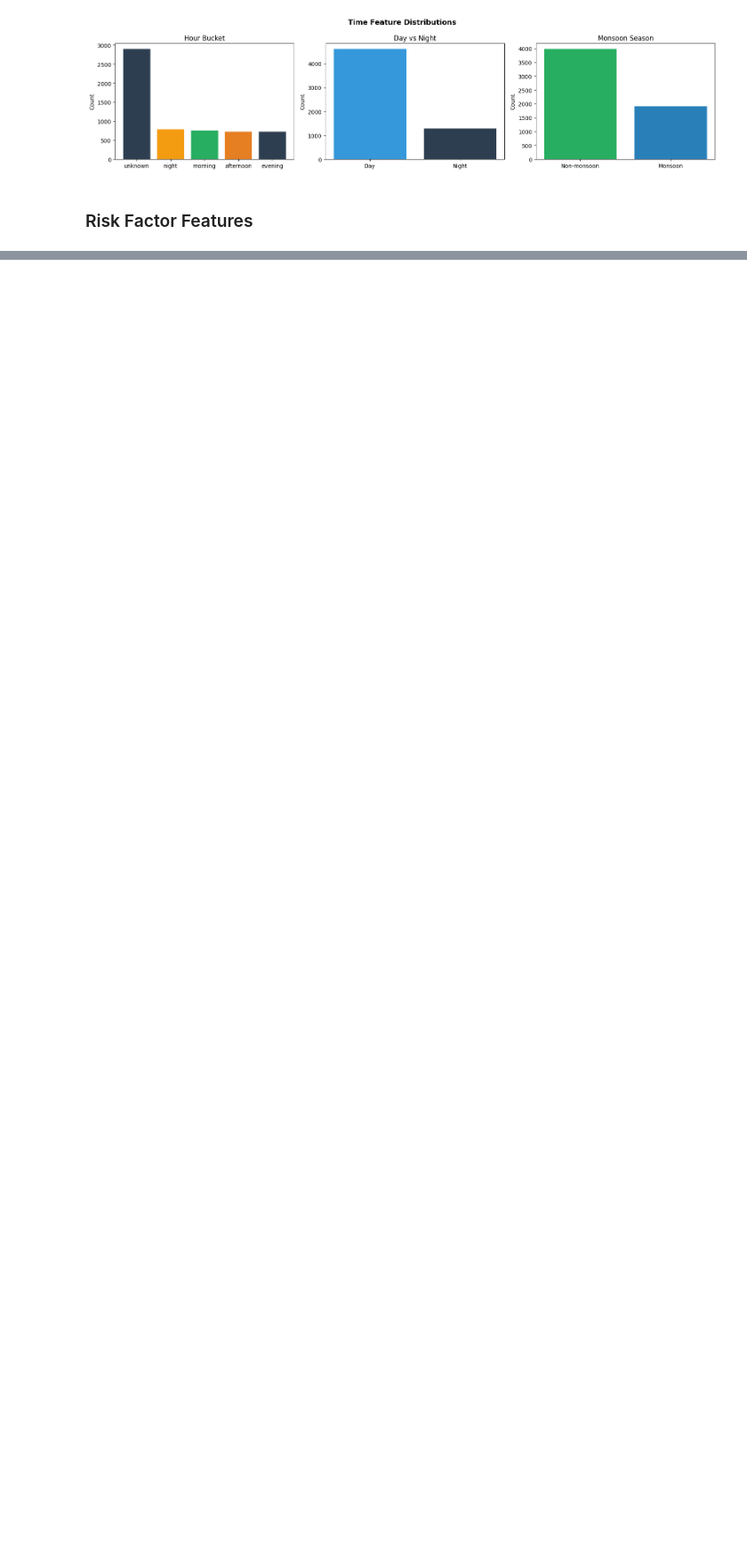
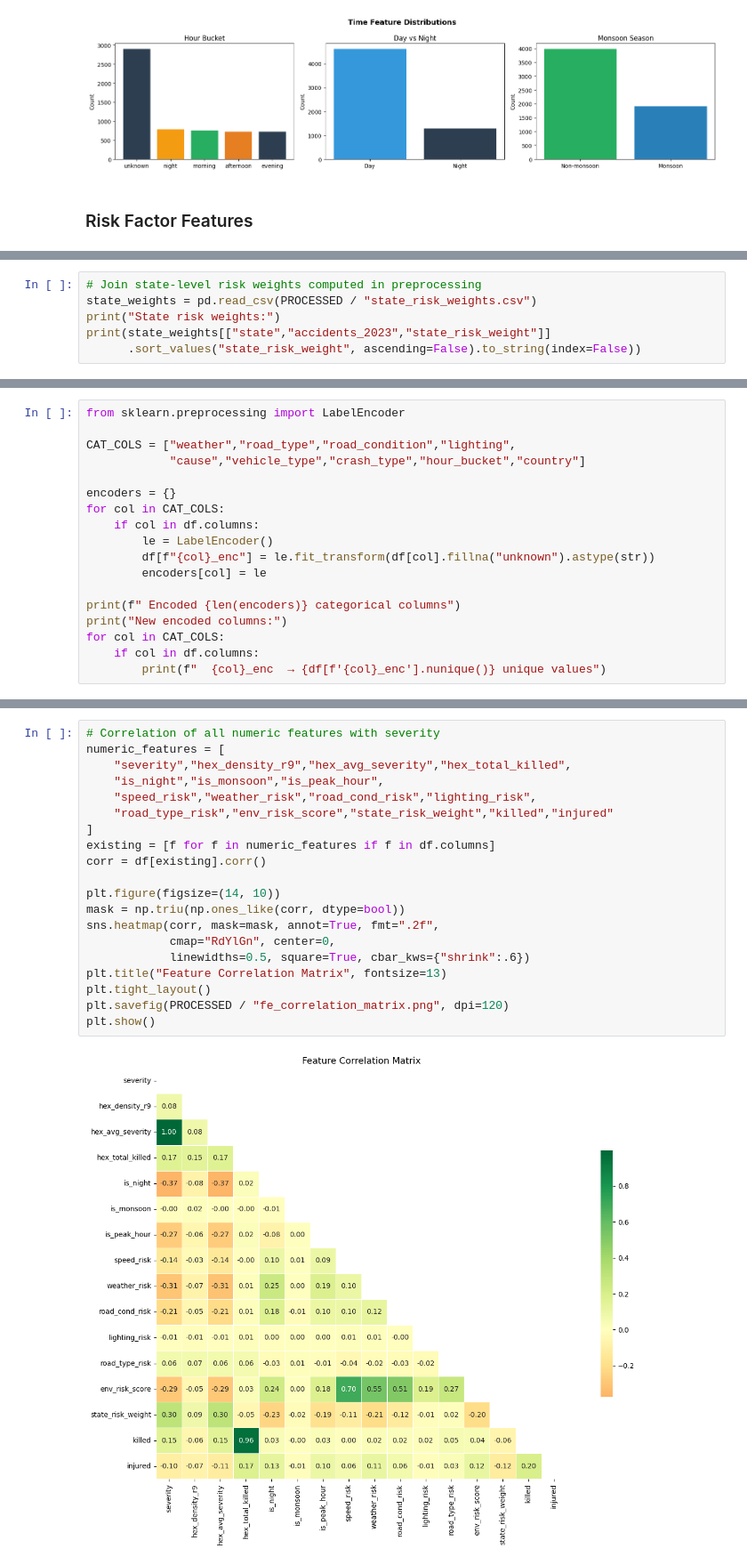
Before and after one commit to road-safety-and-blackspot-detection/Blackspot-Detection-Alert-System, a Jupyter notebook: ml-engine/notebooks/03_feature_engineering.ipynb, the cells around one changed output, grey strips where cells are left out. Shown at 89% size. Saved outputs shown, nothing was run; the diff lists cells and outputs as text; blank space fills up the shorter version.

```diff
--- a/ml-engine/notebooks/03_feature_engineering.ipynb
+++ b/ml-engine/notebooks/03_feature_engineering.ipynb
@@ -251,0 +384,6 @@ plt.show()
+# %%
+# Join state-level risk weights computed in preprocessing
+state_weights = pd.read_csv(PROCESSED / "state_risk_weights.csv")
+print("State risk weights:")
+print(state_weights[["state","accidents_2023","state_risk_weight"]]
+      .sort_values("state_risk_weight", ascending=False).to_string(index=False))
@@ -251,0 +424,18 @@ plt.show()
+# %%
+from sklearn.preprocessing import LabelEncoder
+
+CAT_COLS = ["weather","road_type","road_condition","lighting",
+            "cause","vehicle_type","crash_type","hour_bucket","country"]
+
+encoders = {}
+for col in CAT_COLS:
+    if col in df.columns:
+        le = LabelEncoder()
+        df[f"{col}_enc"] = le.fit_transform(df[col].fillna("unknown").astype(str))
+        encoders[col] = le
+
+print(f" Encoded {len(encoders)} categorical columns")
+print("New encoded columns:")
+for col in CAT_COLS:
+    if col in df.columns:
+        print(f"  {col}_enc  → {df[f'{col}_enc'].nunique()} unique values")
@@ -251,0 +456,22 @@ plt.show()
+# %%
+# Correlation of all numeric features with severity
+numeric_features = [
+    "severity","hex_density_r9","hex_avg_severity","hex_total_killed",
+    "is_night","is_monsoon","is_peak_hour",
+    "speed_risk","weather_risk","road_cond_risk","lighting_risk",
+    "road_type_risk","env_risk_score","state_risk_weight","killed","injured"
+]
+existing = [f for f in numeric_features if f in df.columns]
+corr = df[existing].corr()
+
+plt.figure(figsize=(14, 10))
+mask = np.triu(np.ones_like(corr, dtype=bool))
+sns.heatmap(corr, mask=mask, annot=True, fmt=".2f",
+            cmap="RdYlGn", center=0,
+            linewidths=0.5, square=True, cbar_kws={"shrink":.6})
+plt.title("Feature Correlation Matrix", fontsize=13)
+plt.tight_layout()
+plt.savefig(PROCESSED / "fe_correlation_matrix.png", dpi=120)
+plt.show()
+# %% [output]
+[figure, added]
```
Also changed, not shown: parts of 19 cells of this notebook, 5 other files.
